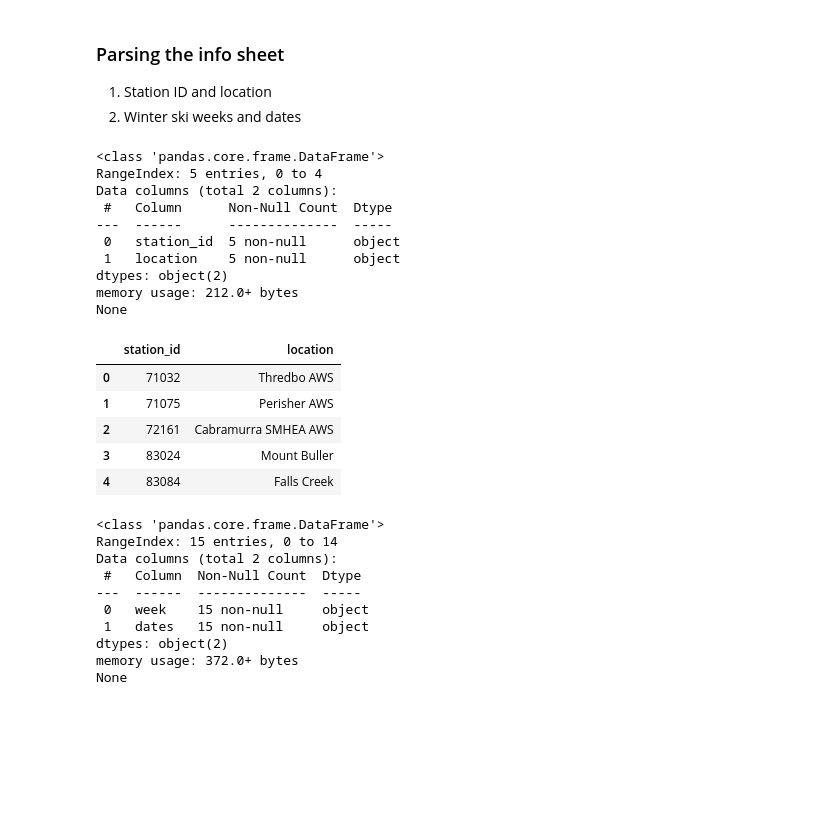
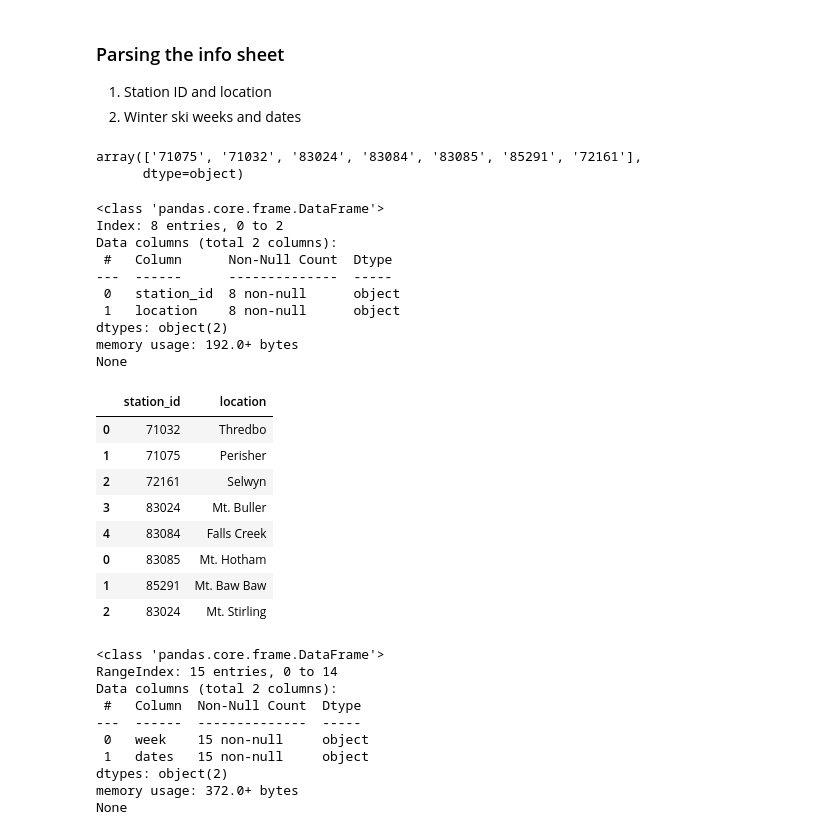
Before and after one commit to bsri0004/R2B2, a Jupyter notebook: src/data_parsing.ipynb, the cells around one changed output. Drawn from its saved outputs; the diff is of its cells as text; code cells hidden in the pictures; blank space fills up the shorter version.

Commit message:
data: fixed 2025 climate data to align with merged_data and added wrangling code to notebook

```diff
--- a/src/data_parsing.ipynb
+++ b/src/data_parsing.ipynb
@@ -16,31 +16,48 @@ info_data, visitation_data, climate_data = [v for _, v in excel_sheets.items()]
 ### Parsing the info sheet
 1. Station ID and location
 2. Winter ski weeks and dates
+# %%
+climate_data_clean.station_id.unique()
+# %% [output]
+array(['71075', '71032', '83024', '83084', '83085', '85291', '72161'],
+      dtype=object)
 # %%
 location_id = info_data.iloc[21:26,1].copy()
 location_id = pd.DataFrame(location_id.str.split(" - ").to_list(), columns=["station_id", "location"])
+
+st_id = ['83085', '85291', '83024']
+loc = ['Mt. Hotham', 'Mt. Baw Baw', 'Mt. Stirling']
+addtl_locations = pd.DataFrame([{"station_id": station_id, "location": resort} for station_id, resort in zip(st_id, loc)])
+
+location_id = pd.concat([location_id, addtl_locations])
+location_id["location"] = location_id.location.str.replace(" AWS", "").str.replace("Mount", "Mt.")
+location_id.loc[location_id.station_id=="72161", "location"] = "Selwyn"
+
 location_id = location_id.astype({"station_id": str})
 
 print(location_id.info())
 
-location_id.head()
+location_id
 # %% [output]
 <class 'pandas.core.frame.DataFrame'>
-RangeIndex: 5 entries, 0 to 4
+Index: 8 entries, 0 to 2
 Data columns (total 2 columns):
  #   Column      Non-Null Count  Dtype
 ---  ------      --------------  -----
- 0   station_id  5 non-null      object
- 1   location    5 non-null      object
+ 0   station_id  8 non-null      object
+ 1   location    8 non-null      object
 dtypes: object(2)
-memory usage: 212.0+ bytes
+memory usage: 192.0+ bytes
 None
 |  | station_id | location |
-| 0 | 71032 | Thredbo AWS |
-| 1 | 71075 | Perisher AWS |
-| 2 | 72161 | Cabramurra SMHEA AWS |
-| 3 | 83024 | Mount Buller |
+| 0 | 71032 | Thredbo |
+| 1 | 71075 | Perisher |
+| 2 | 72161 | Selwyn |
+| 3 | 83024 | Mt. Buller |
 | 4 | 83084 | Falls Creek |
+| 0 | 83085 | Mt. Hotham |
+| 1 | 85291 | Mt. Baw Baw |
+| 2 | 83024 | Mt. Stirling |
 # %%
 ski_season_dates = (info_data.iloc[35:, 1:].copy()
                     .rename(columns={"Unnamed: 1": "week", "Unnamed: 2": "dates"})
```
Also changed, not shown: parts of 4 cells of this notebook, 3 other files.
